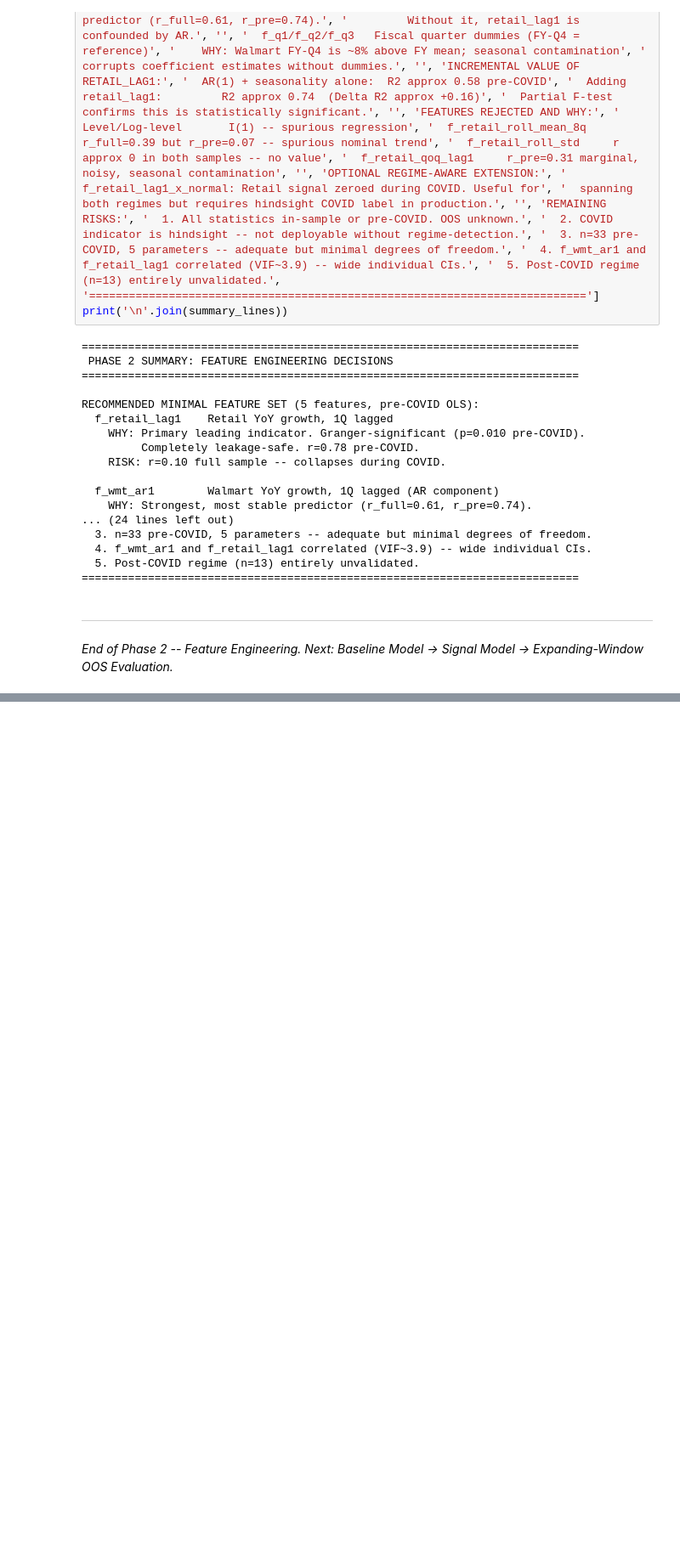
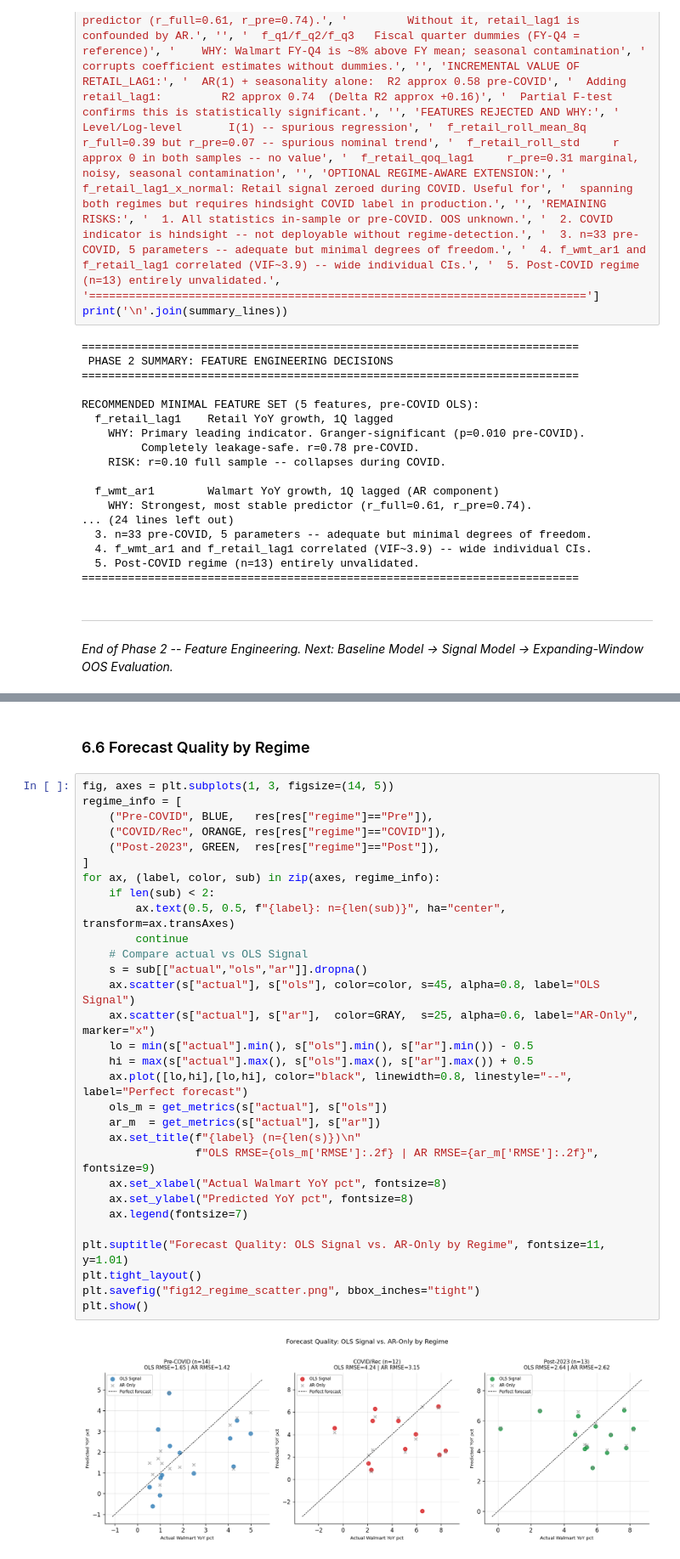
Before and after one commit to Pavan789bhanu/Analysis, a Jupyter notebook: analysis.ipynb, the cells around one changed output, grey strips where cells are left out. Shown at 85% size. Drawn from its saved outputs; the diff is of its cells as text; blank space fills up the shorter version.

```diff
--- a/analysis.ipynb
+++ b/analysis.ipynb
@@ -1849,0 +2257,34 @@ RECOMMENDED MINIMAL FEATURE SET (5 features, pre-COVID OLS):
+# %% [markdown]
+### 6.6 Forecast Quality by Regime
+# %%
+fig, axes = plt.subplots(1, 3, figsize=(14, 5))
+regime_info = [
+    ("Pre-COVID", BLUE,   res[res["regime"]=="Pre"]),
+    ("COVID/Rec", ORANGE, res[res["regime"]=="COVID"]),
+    ("Post-2023", GREEN,  res[res["regime"]=="Post"]),
+]
+for ax, (label, color, sub) in zip(axes, regime_info):
+    if len(sub) < 2:
+        ax.text(0.5, 0.5, f"{label}: n={len(sub)}", ha="center", transform=ax.transAxes)
+        continue
+    # Compare actual vs OLS Signal
+    s = sub[["actual","ols","ar"]].dropna()
+    ax.scatter(s["actual"], s["ols"], color=color, s=45, alpha=0.8, label="OLS Signal")
+    ax.scatter(s["actual"], s["ar"],  color=GRAY,  s=25, alpha=0.6, label="AR-Only", marker="x")
+    lo = min(s["actual"].min(), s["ols"].min(), s["ar"].min()) - 0.5
+    hi = max(s["actual"].max(), s["ols"].max(), s["ar"].max()) + 0.5
+    ax.plot([lo,hi],[lo,hi], color="black", linewidth=0.8, linestyle="--", label="Perfect forecast")
+    ols_m = get_metrics(s["actual"], s["ols"])
+    ar_m  = get_metrics(s["actual"], s["ar"])
+    ax.set_title(f"{label} (n={len(s)})\n"
+                 f"OLS RMSE={ols_m['RMSE']:.2f} | AR RMSE={ar_m['RMSE']:.2f}", fontsize=9)
+    ax.set_xlabel("Actual Walmart YoY pct", fontsize=8)
+    ax.set_ylabel("Predicted YoY pct", fontsize=8)
+    ax.legend(fontsize=7)
+
+plt.suptitle("Forecast Quality: OLS Signal vs. AR-Only by Regime", fontsize=11, y=1.01)
+plt.tight_layout()
+plt.savefig("fig12_regime_scatter.png", bbox_inches="tight")
+plt.show()
+# %% [output]
+[figure, added]
```
Also changed, not shown: parts of 22 cells of this notebook, 7 other files.
